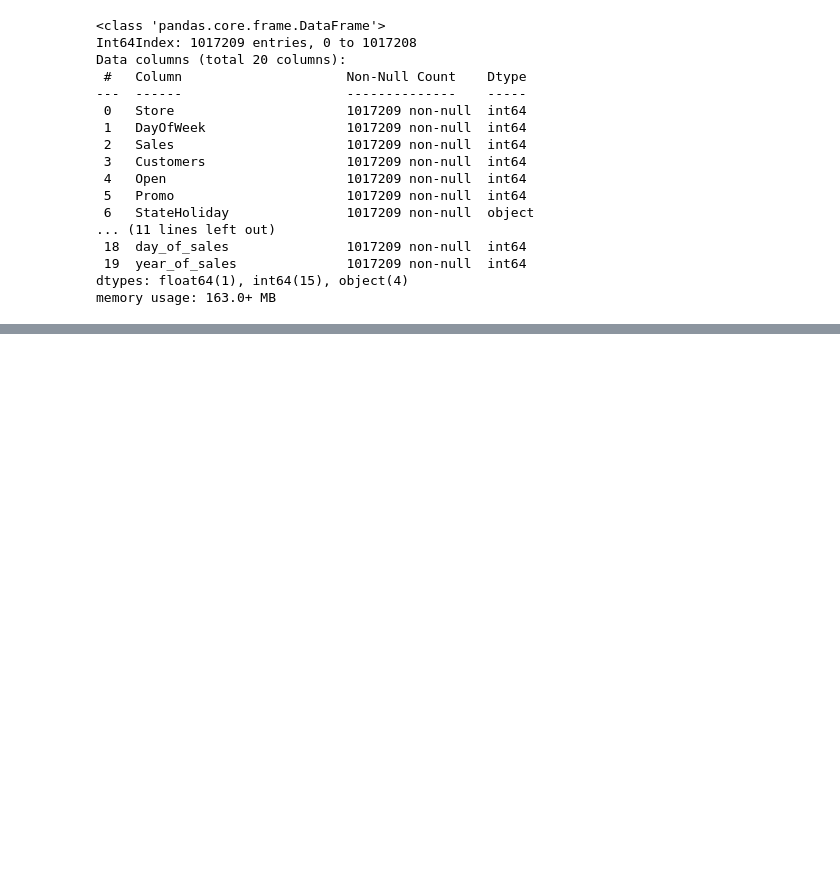
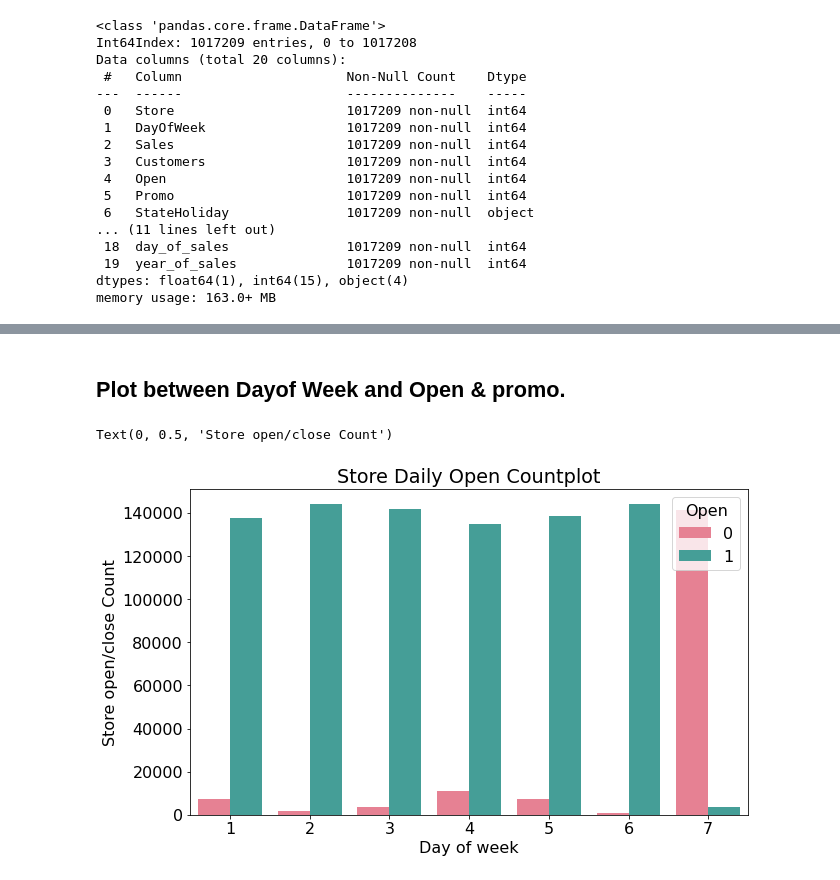
Before and after one commit to Ashwinprocodes/Rossmann-Sales-Prediction, a Jupyter notebook: pr_Rossmann_Sales_Prediction_Capstone_Project.ipynb, the cells around one changed output, grey strips where cells are left out. Drawn from its saved outputs; the diff is of its cells as text; code cells hidden in the pictures; blank space fills up the shorter version.

```diff
--- a/pr_Rossmann_Sales_Prediction_Capstone_Project.ipynb
+++ b/pr_Rossmann_Sales_Prediction_Capstone_Project.ipynb
@@ -553,0 +593,12 @@ From the above point plot
+# %% [markdown]
+## **Plot between Dayof Week and Open & promo.**
+# %%
+# ploting count plot 0 = closed, 1 = open
+plt.figure(figsize=(10,6))
+sns.countplot(x= 'DayOfWeek', hue='Open', data= mdf12, palette="husl")
+plt.title('Store Daily Open Countplot')
+plt.xlabel('Day of week')
+plt.ylabel('Store open/close Count')
+# %% [output]
+Text(0, 0.5, 'Store open/close Count')
+[figure, added]
```
Also changed, not shown: parts of 16 cells of this notebook.
